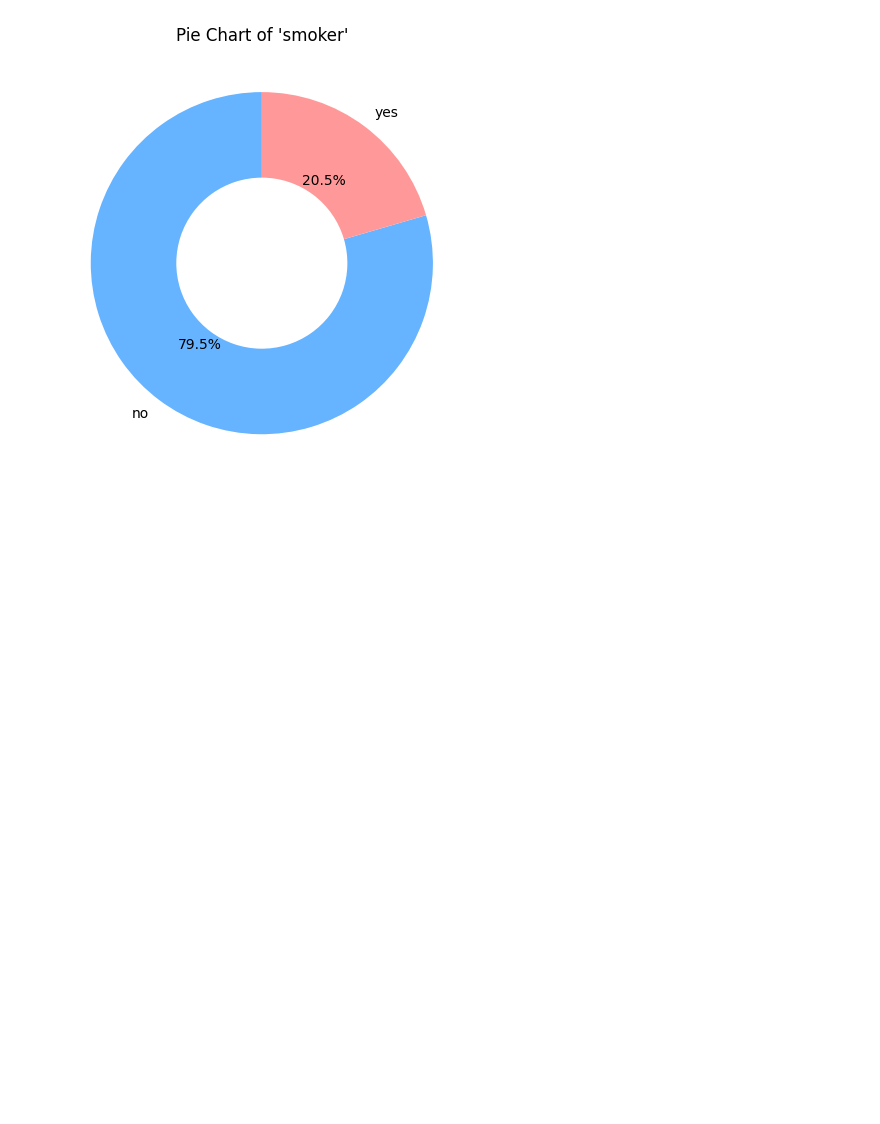
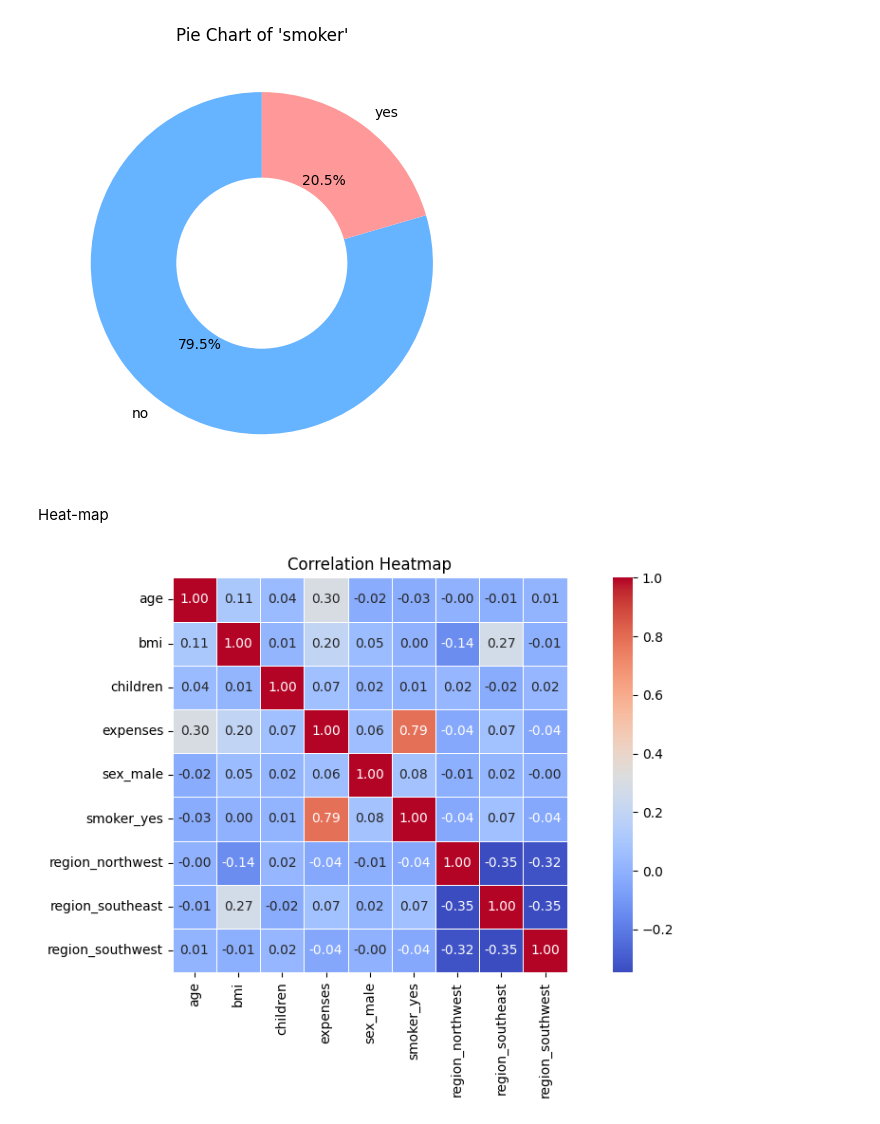
Before and after one commit to Shuvro1999/Insurance_Premium_Prediction, a Jupyter notebook: Insurance_Premium_Prediction.ipynb, the cells around one changed output. Cells and saved outputs as stored; diff of their text form; code cells hidden in the pictures; blank space fills up the shorter version.

Commit message:
Heat_map

```diff
--- a/Insurance_Premium_Prediction.ipynb
+++ b/Insurance_Premium_Prediction.ipynb
@@ -266,3 +266,22 @@ for col in df.columns:
 # %% [output]
 [figure]
 [figure]
+# %% [markdown]
+Heat-map
+# %%
+import pandas as pd
+import seaborn as sns
+import matplotlib.pyplot as plt
+
+
+df_encoded = pd.get_dummies(df, drop_first=True)
+
+correlation = df_encoded.corr()
+
+plt.figure(figsize=(10, 6))
+sns.heatmap(correlation, annot=True, fmt=".2f", cmap="coolwarm", square=True, linewidths=0.5)
+plt.title("Correlation Heatmap")
+plt.tight_layout()
+plt.show()
+# %% [output]
+[figure, added]
```
